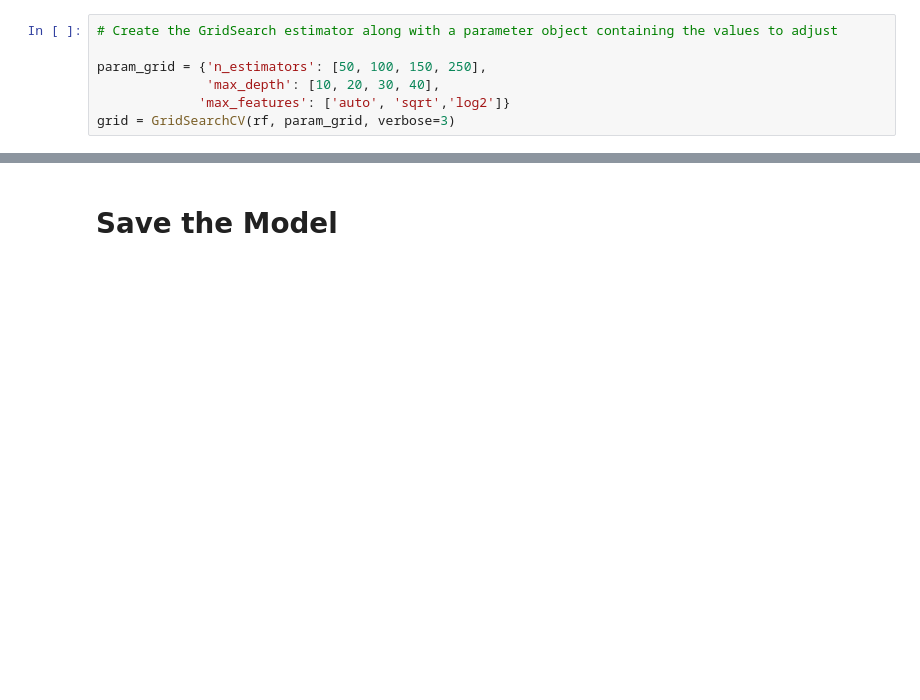
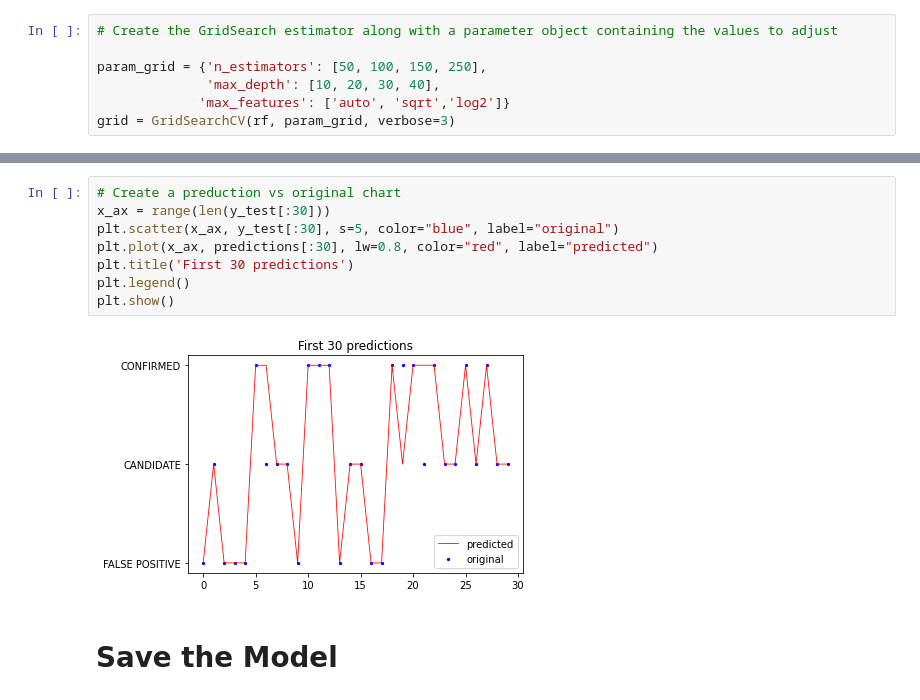
Before and after one commit to blt1339/machine-learning-challenge, a Jupyter notebook: code/model_random_forest.ipynb, the cells around one changed output, grey strips where cells are left out. Drawn from its saved outputs; the diff is of its cells as text; blank space fills up the shorter version.

Commit message:
Add prediction chart to Random Forest Model.

```diff
--- a/code/model_random_forest.ipynb
+++ b/code/model_random_forest.ipynb
@@ -218,6 +221,16 @@ FALSE POSITIVE       0.97      1.00      0.98       853
       accuracy                           0.89      1748
      macro avg       0.86      0.86      0.86      1748
   weighted avg       0.89      0.89      0.89      1748
+# %%
+# Create a preduction vs original chart
+x_ax = range(len(y_test[:30]))
+plt.scatter(x_ax, y_test[:30], s=5, color="blue", label="original")
+plt.plot(x_ax, predictions[:30], lw=0.8, color="red", label="predicted")
+plt.title('First 30 predictions')
+plt.legend()
+plt.show()
+# %% [output]
+[figure, added]
 # %% [markdown]
 # Save the Model
 # %%
```
Also changed, not shown: parts of 11 cells of this notebook, 1 other file.
